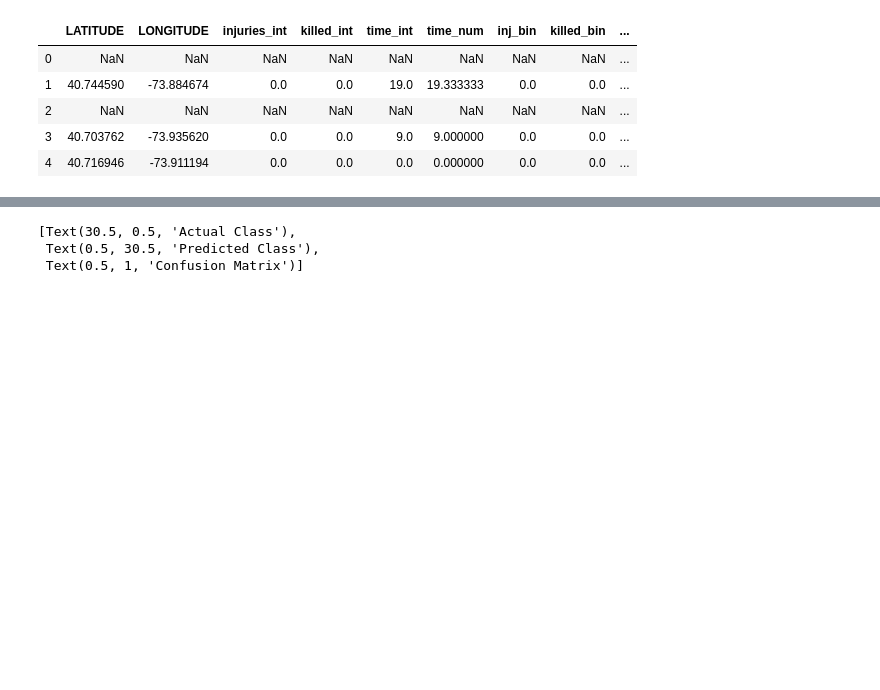
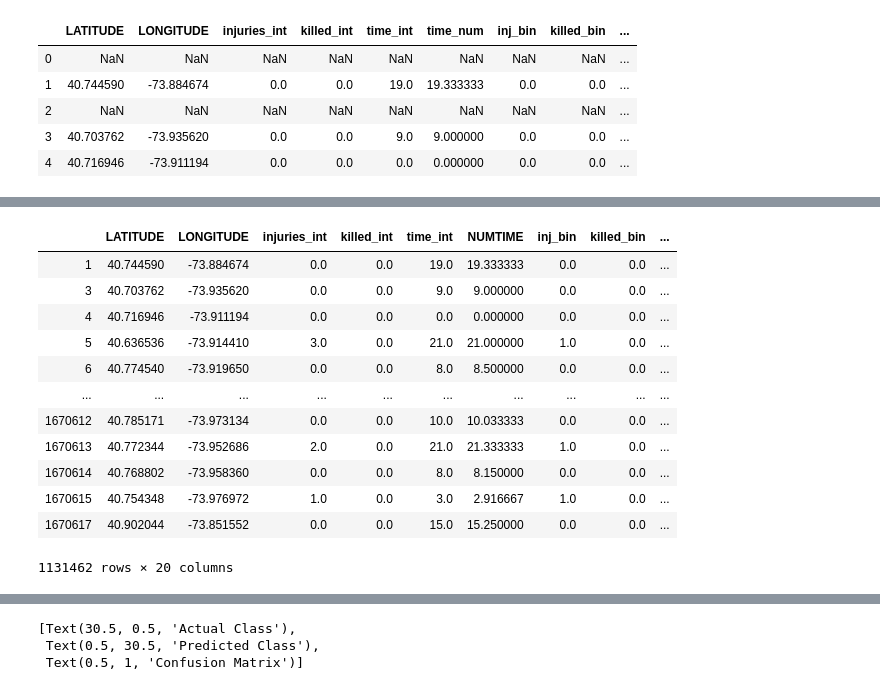
Before and after one commit to MrBLiu/InsightTeam2020, a Jupyter notebook: Sofia/MLP Classifiers.ipynb, the cells around one changed output, grey strips where cells are left out. Cells and saved outputs as stored; diff of their text form; code cells hidden in the pictures; blank space fills up the shorter version.

```diff
--- a/Sofia/MLP Classifiers.ipynb
+++ b/Sofia/MLP Classifiers.ipynb
@@ -328 +282,17 @@ cardata.head(20)
+# %%
+data.rename(columns={"time_num": "NUMTIME"})
+# %% [output]
+|  | LATITUDE | LONGITUDE | injuries_int | killed_int | time_int | NUMTIME | inj_bin | killed_bin | ... |
+| 1 | 40.744590 | -73.884674 | 0.0 | 0.0 | 19.0 | 19.333333 | 0.0 | 0.0 | ... |
+| 3 | 40.703762 | -73.935620 | 0.0 | 0.0 | 9.0 | 9.000000 | 0.0 | 0.0 | ... |
+| 4 | 40.716946 | -73.911194 | 0.0 | 0.0 | 0.0 | 0.000000 | 0.0 | 0.0 | ... |
+| 5 | 40.636536 | -73.914410 | 3.0 | 0.0 | 21.0 | 21.000000 | 1.0 | 0.0 | ... |
+| 6 | 40.774540 | -73.919650 | 0.0 | 0.0 | 8.0 | 8.500000 | 0.0 | 0.0 | ... |
+| ... | ... | ... | ... | ... | ... | ... | ... | ... | ... |
+| 1670612 | 40.785171 | -73.973134 | 0.0 | 0.0 | 10.0 | 10.033333 | 0.0 | 0.0 | ... |
+| 1670613 | 40.772344 | -73.952686 | 2.0 | 0.0 | 21.0 | 21.333333 | 1.0 | 0.0 | ... |
+| 1670614 | 40.768802 | -73.958360 | 0.0 | 0.0 | 8.0 | 8.150000 | 0.0 | 0.0 | ... |
+| 1670615 | 40.754348 | -73.976972 | 1.0 | 0.0 | 3.0 | 2.916667 | 1.0 | 0.0 | ... |
+| 1670617 | 40.902044 | -73.851552 | 0.0 | 0.0 | 15.0 | 15.250000 | 0.0 | 0.0 | ... |
+1131462 rows × 20 columns
 # %%
```
Also changed, not shown: parts of 14 cells of this notebook.
